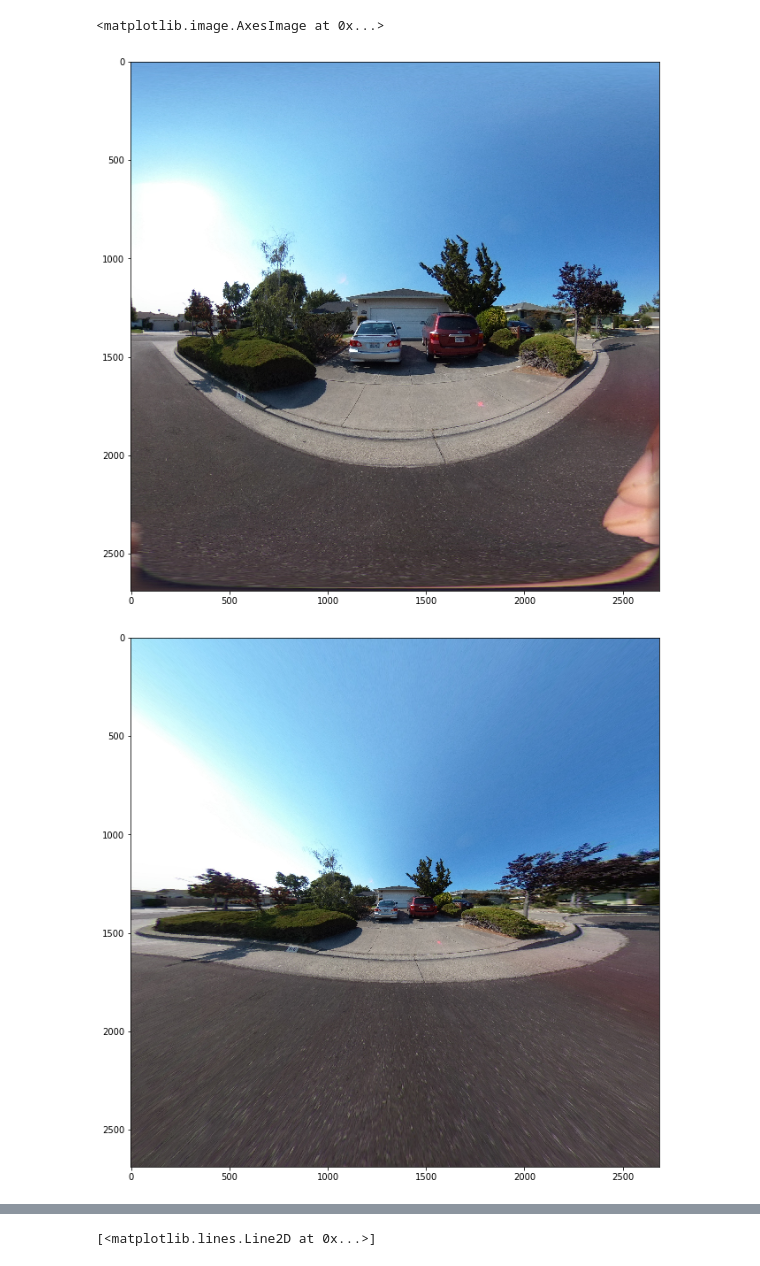
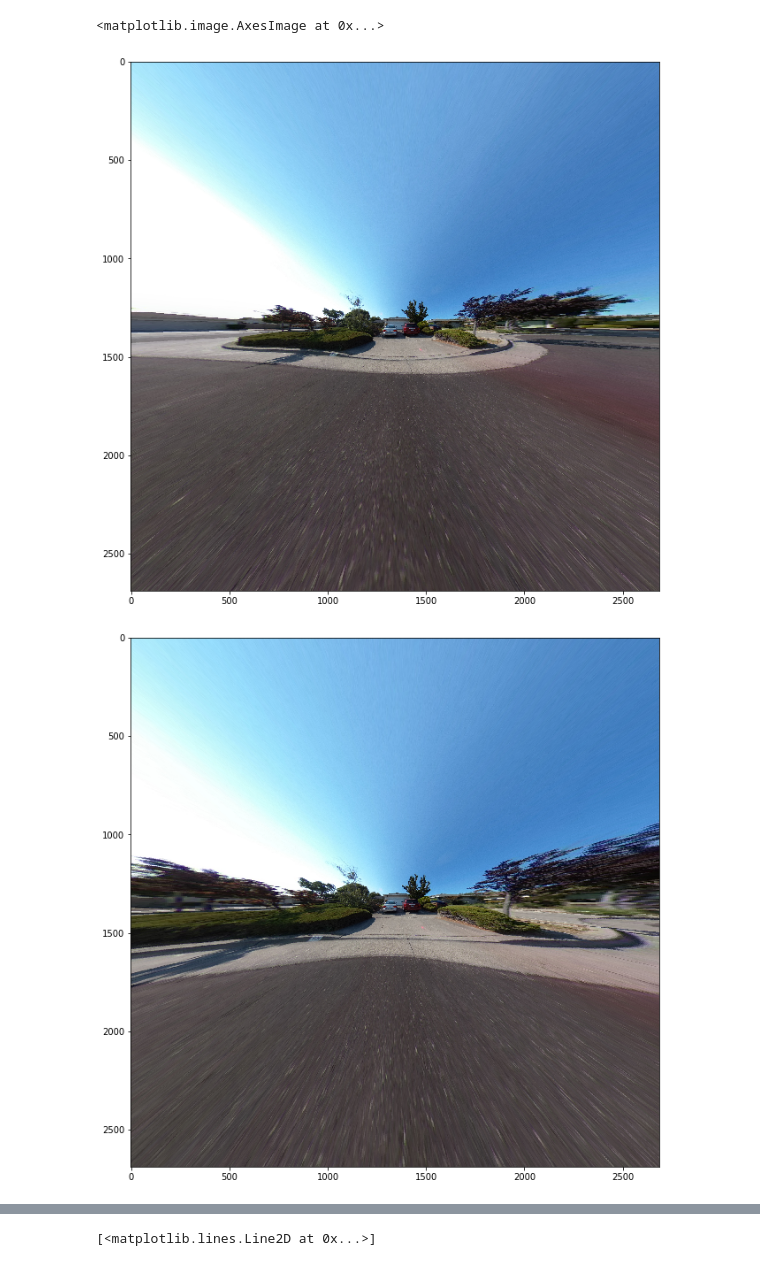
Before and after one commit to pnsrao/defish, a Jupyter notebook: defish.ipynb, the cells around one changed output, grey strips where cells are left out. Saved outputs shown, nothing was run; the diff lists cells and outputs as text; code cells hidden in the pictures.

```diff
--- a/defish.ipynb
+++ b/defish.ipynb
@@ -49,5 +37,6 @@ image.shape
 # %%
-def correction(image,strength=1, zoom=1):
+# Algorithm implementation using both meanings of zoom
+def correction(image,strength=1, zoom=1, zoom1=1):
     (height,width,chan) = image.shape
     halfWidth = width/2
     halfHeight = height/2
@@ -62,16 +51,16 @@ def correction(image,strength=1, zoom=1):
     corrRadius = np.sqrt(height*height + width*width)/strength
     for py in range(newHeight):
         for px in range(newWidth):
-            pyd = py - int(newHeight)/2
-            pxd = px - int(newWidth)/2
+            pyd = zoom*(py - int(newHeight)/2)
+            pxd = zoom*(px - int(newWidth)/2)
             mydist = np.sqrt(pyd*pyd + pxd*pxd)
             my_r = mydist/corrRadius
             if my_r==0:
                 my_theta=1
             else:
                 my_theta = np.arctan(my_r)/my_r
-            sourceX = int(halfWidth + my_theta*pxd*zoom)
-            sourceY = int(halfHeight + my_theta*pyd*zoom)
+            sourceX = int(halfWidth + my_theta*pxd*zoom1)
+            sourceY = int(halfHeight + my_theta*pyd*zoom1)
             if sourceX < width and sourceY < height and sourceX >=0 and sourceY >=0:
                 newImage[py,px,:] = image[sourceY,sourceX,:]
     return newImage
@@ -81,0 +67,4 @@ destSize =  (2688, 2688, 3)
+# %%
+# Two calls for A vs B comparison
+newImage = correction(image,4.5,4)
+newImage1 = correction(image,5.2,4)
@@ -82,9 +74,12 @@ destSize =  (2688, 2688, 3)
 # %%
+# Three plots, original, A and B
 plt.figure(figsize = (11,11))
 plt.imshow(image)
 plt.figure(figsize = (11,11))
 plt.imshow(newImage)
+plt.figure(figsize = (11,11))
+plt.imshow(newImage1)
 # %% [output]
 <matplotlib.image.AxesImage at 0x...>
-[figure, old version]
+[figure, new version]
-[figure, old version]
+[figure, new version]
```
Also changed, not shown: parts of 9 cells of this notebook.
